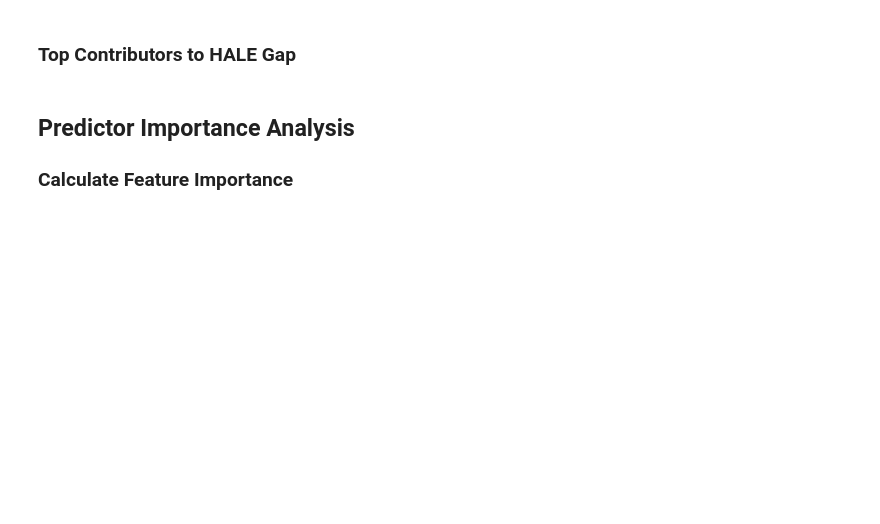
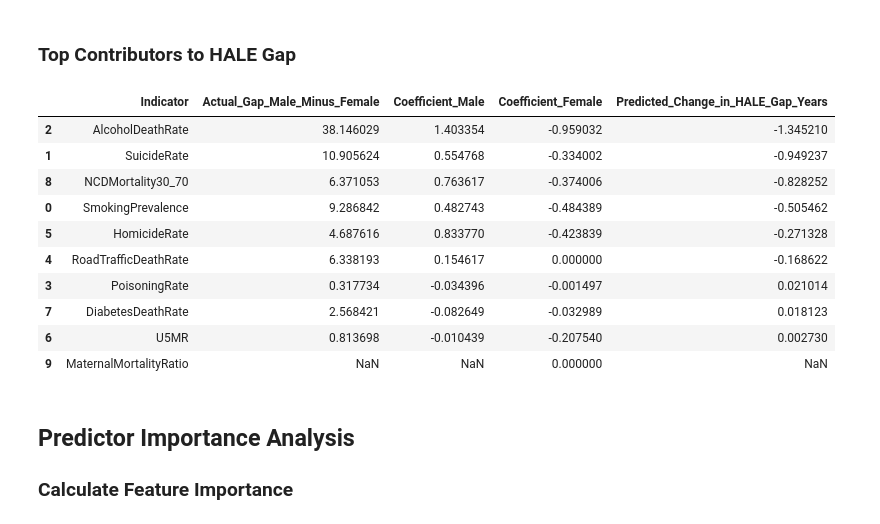
Before and after one commit to AllenDowney/EqualityWEF, a Jupyter notebook: HALE/hale.ipynb, the cells around one changed output. Cells and saved outputs as stored; diff of their text form; code cells hidden in the pictures; blank space fills up the shorter version.

```diff
--- a/HALE/hale.ipynb
+++ b/HALE/hale.ipynb
@@ -77,11 +80,11 @@ def compute_gender_gap(df, value_col, sexes):
     -------
     df_by_sex : pandas.DataFrame
         Contains columns for each available sex and a gap column (second - first)
-        if both sexes are present. Also preserves 'CountryName' if present.
+        if both sexes are present. Also includes 'CountryName' (added via mapping) and 'Year'.
     """
     # Determine which columns to keep
     # Base columns: Country, Year, and the value column (which will be renamed)
-    # Also include CountryName if it exists
+    # CountryName will be added later via mapping
     base_cols = ['Country', 'Year']
 
     dfs = []
@@ -138,10 +141,10 @@ def summarize_gap(df, col, sexes=None):
     Returns
     -------
     df_gap : pandas.DataFrame
-        DataFrame with gender gap computed for all years. Includes 'CountryName' if present.
+        DataFrame with gender gap computed for all years. Includes 'CountryName' and 'Year' columns.
     df_recent : pandas.DataFrame
         DataFrame with the most recent available year for each country, indexed by Country.
-        Includes 'CountryName' if present.
+        Includes 'CountryName' and 'Year' columns.
     """
     sexes = sexes or ['Male', 'Female']
     df_gap = compute_gender_gap(df, col, sexes)
@@ -150,29 +153,16 @@ def summarize_gap(df, col, sexes=None):
     most_recent_years = df_gap.groupby('Country')['Year'].max().reset_index()
     df_recent = df_gap.merge(most_recent_years, on=['Country', 'Year'])
 
-    # Preserve CountryName before setting index
-    # If CountryName exists, keep it as a column even after setting index
-    has_country_name = 'CountryName' in df_recent.columns
-
-    # Set index to Country, but keep CountryName as a column
+    # Set index to Country, but keep CountryName and Year as columns
     df_recent = df_recent.set_index('Country')
-    df_recent = df_recent.drop(columns='Year')
-
-    # Ensure CountryName is still a column (not lost in index)
-    if has_country_name and 'CountryName' not in df_recent.columns:
-        # This shouldn't happen, but just in case
-        pass
 
     if len(sexes) > 1:
         cols = [f'{col}_{sex}' for sex in sexes]
         high = df_recent[cols].max().max()
         domain = [0, high]
         scatter_plot(df_recent, cols, domain)
-        # Use the most common recent year for the title
-        year_counts = most_recent_years['Year'].value_counts()
-        most_common_year = year_counts.index[0] if len(year_counts) > 0 else most_recent_years['Year'].max()
         decorate(xlabel=f'{col}, Male',
-                 ylabel=f'{col}, Female', title=f'All Countries, most recent year (mostly {most_common_year:.0f})')
+                 ylabel=f'{col}, Female', title=f'All Countries')
 
     return df_gap, df_recent
 # %%
@@ -579,3 +971,7 @@ predictor_dfs = {
     'DiabetesDeathRate': get_oecd(diabetes_recent),
     'NCDMortality30_70': get_oecd(ncdmort_recent),
 }
+# %%
+for name, df in predictor_dfs.items():
+    year_counts = df['Year'].value_counts()
+    print(name, year_counts)
@@ -582,7 +996,8 @@ predictor_dfs = {
 # %%
-# Remove gap columns from each predictor DataFrame (they're collinear with male/female columns)
+
 for name, df in predictor_dfs.items():
-    drop_cols = [col for col in df.columns if col.endswith('_Gap')] + ['CountryName']
+    drop_cols = ['CountryName', 'Year']
+    drop_cols += [col for col in df.columns if col.endswith('_Gap')]
     if drop_cols:
         predictor_dfs[name] = df.drop(columns=drop_cols)
 
@@ -1014,11 +1638,23 @@ summary_df[display_cols]
 ### Top Contributors to HALE Gap
 # %%
 # Show indicators with largest predicted impact (absolute value)
-top_contributors = summary_df.nlargest(10, 'Predicted_Change_in_HALE_Gap_Years',
-                                       keep='all', key=abs)
+top_contributors = summary_df.sort_values('Predicted_Change_in_HALE_Gap_Years',
+                                          key=abs, ascending=False)
 top_contributors[['Indicator', 'Actual_Gap_Male_Minus_Female',
                   'Coefficient_Male', 'Coefficient_Female',
                   'Predicted_Change_in_HALE_Gap_Years']]
+# %% [output]
+|  | Indicator | Actual_Gap_Male_Minus_Female | Coefficient_Male | Coefficient_Female | Predicted_Change_in_HALE_Gap_Years |
+| 2 | AlcoholDeathRate | 38.146029 | 1.403354 | -0.959032 | -1.345210 |
+| 1 | SuicideRate | 10.905624 | 0.554768 | -0.334002 | -0.949237 |
+| 8 | NCDMortality30_70 | 6.371053 | 0.763617 | -0.374006 | -0.828252 |
+| 0 | SmokingPrevalence | 9.286842 | 0.482743 | -0.484389 | -0.505462 |
+| 5 | HomicideRate | 4.687616 | 0.833770 | -0.423839 | -0.271328 |
+| 4 | RoadTrafficDeathRate | 6.338193 | 0.154617 | 0.000000 | -0.168622 |
+| 3 | PoisoningRate | 0.317734 | -0.034396 | -0.001497 | 0.021014 |
+| 7 | DiabetesDeathRate | 2.568421 | -0.082649 | -0.032989 | 0.018123 |
+| 6 | U5MR | 0.813698 | -0.010439 | -0.207540 | 0.002730 |
+| 9 | MaternalMortalityRatio | NaN | NaN | 0.000000 | NaN |
 # %% [markdown]
 ## Predictor Importance Analysis
 
```
Also changed, not shown: parts of 87 cells of this notebook, 3 other files.
